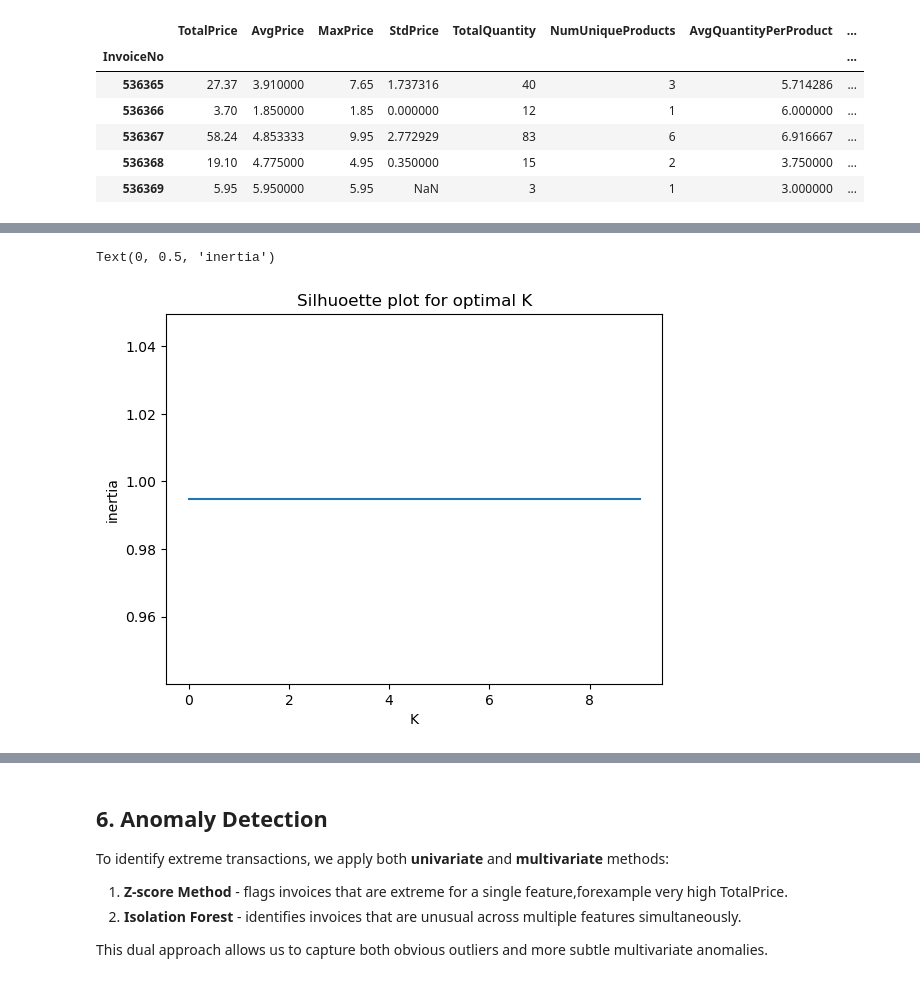
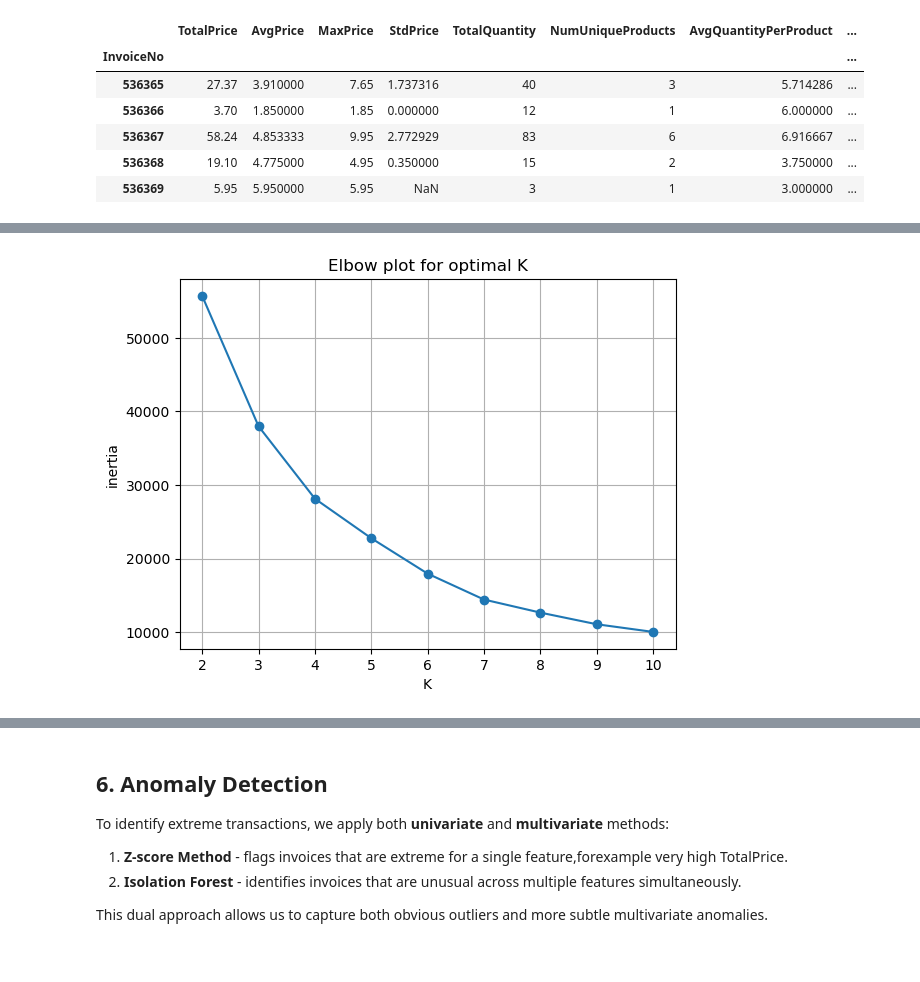
Before and after one commit to NouRALsaidD/data_mining_2026, a Jupyter notebook: data_mining_project_template.ipynb, the cells around one changed output, grey strips where cells are left out. Saved outputs shown, nothing was run; the diff lists cells and outputs as text; code cells hidden in the pictures.

```diff
--- a/data_mining_project_template.ipynb
+++ b/data_mining_project_template.ipynb
@@ -430,0 +565,6 @@ plt.scatter(X.iloc[:, 0], X.iloc[:, 1])
+# %%
+X["TotalPriceNorm"] = X_scaled[:, 0]
+X["TotalQuantityNorm"] = X_scaled[:, 1]
+
+X = X[["TotalPriceNorm", "TotalQuantityNorm", "CountryEncoded"]]
+X[["TotalPriceNorm", "TotalQuantityNorm"]].describe()
@@ -456,0 +643,3 @@ Text(0.5, 1.0, 'Elbow plot for optimal K')
+# %%
+for k in K:
+    print(f'Avg silhouette score for k = {k} is {silhouette_scores[k-2]}')
@@ -456,0 +736,3 @@ Text(0.5, 1.0, 'Elbow plot for optimal K')
+# %%
+X = X[["TotalPriceNorm", "TotalQuantityNorm"]]
+X
@@ -457,8 +754,28 @@ Text(0.5, 1.0, 'Elbow plot for optimal K')
+# %%
+elbow_score = []
+silhouette_scores = []
+
+# insert 2 zeros at start so that when we call kmeans[2]
+# then it means kmeans where k = 2
+kmeans = [0, 0]
+
+K = range(2, 11)
+
+for k in K:
+    kmean= KMeans(n_clusters=k, init='k-means++').fit(X)
+    kmeans.append(kmean)
+
+    elbow_score.append(kmean.inertia_)
+
+    score = silhouette_score(X, kmean.labels_)
+    silhouette_scores.append(score)
 # %%
-plt.plot(K, silhouette_scores)
-plt.title('Silhuoette plot for optimal K')
+plt.plot(K, elbow_score, '-o')
+plt.title('Elbow plot for optimal K')
 plt.xlabel('K')
-plt.ylabel('silhouette score')
+plt.ylabel('inertia')
+plt.xticks(K)
+plt.grid()
+plt.show()
 # %% [output]
-Text(0, 0.5, 'inertia')
-[figure, old version]
+[figure, new version]
```
Also changed, not shown: parts of 62 cells of this notebook.
